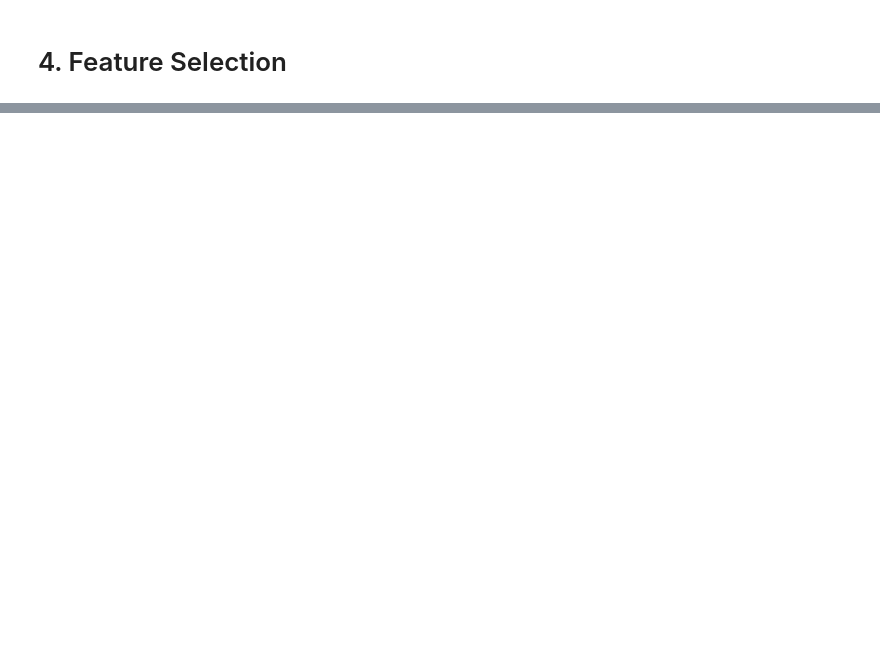
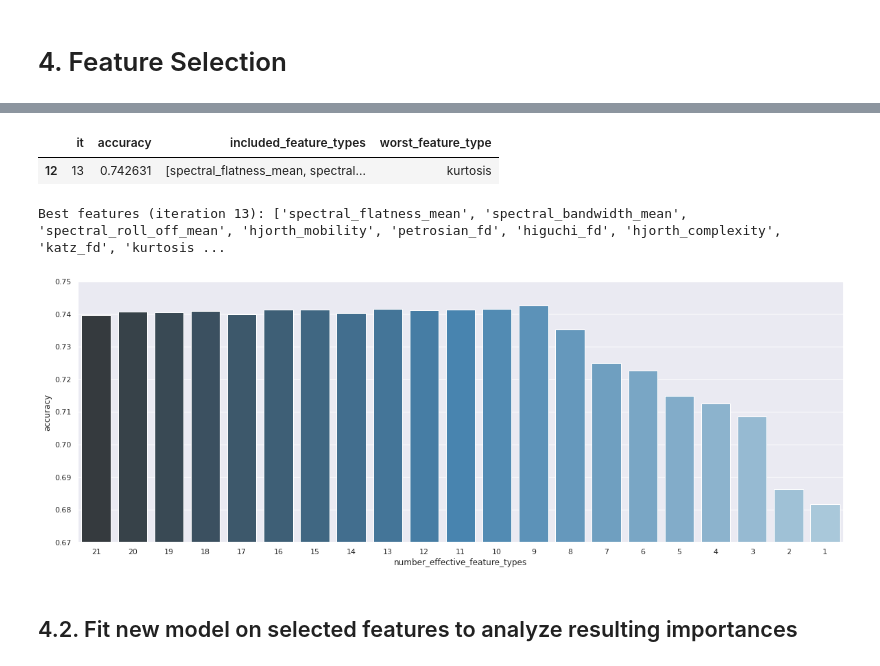
Before and after one commit to leonardotessarolo/eeg-sleep-stage-detection, a Jupyter notebook: 1-download_process_dataset.ipynb, the cells around one changed output, grey strips where cells are left out. Drawn from its saved outputs; the diff is of its cells as text; code cells hidden in the pictures; blank space fills up the shorter version.

```diff
--- a/1-download_process_dataset.ipynb
+++ b/1-download_process_dataset.ipynb
@@ -796,3 +1249,77 @@ selector = GridSearchCV(
+# %%
+inverse_gains = feat_selection_results.sort_values(
+    by='it',
+    ascending=False
+)[[
+    'it',
+    'accuracy'
+]].reset_index(
+    drop=True
+)
+
+inverse_gains['accuracy_gain'] = inverse_gains.accuracy.diff()
+
+selected_it = inverse_gains[
+    inverse_gains.accuracy_gain < 0
+].it.max() + 1
+
+# inverse_gains
+feat_selection_results[
+    feat_selection_results.it==selected_it
+]
+# %% [output]
+|  | it | accuracy | included_feature_types | worst_feature_type |
+| 12 | 13 | 0.742631 | [spectral_flatness_mean, spectral... | kurtosis |
+# %%
+# Get number of effective feature types
+plot_df = feat_selection_results.copy(deep=True)
+plot_df['number_effective_feature_types'] = plot_df.included_feature_types.apply(lambda x: len(x))
+
+# Compose iteration plot
+fig, ax = plt.subplots(figsize=(20,7))
+sns.barplot(
+    data=plot_df,
+    x='number_effective_feature_types',
+    y='accuracy',
+    ax=ax,
+    palette="Blues_d"
+)
+ax.invert_xaxis()
+ax.set_ylim(0.67,0.75)
+
+#################################################################
+# Get selected specs (last iteration before monotonic decrease) #
+#################################################################
+
+# Get reverse-order "gains" in accuracy
+inverse_gains = feat_selection_results.sort_values(
+    by='it',
+    ascending=False
+)[[
+    'it',
+    'accuracy'
+]].reset_index(
+    drop=True
+)
+inverse_gains['accuracy_gain'] = inverse_gains.accuracy.diff()
+
+# Select iteration that is the last one before monotonic decrease
+selected_it = inverse_gains[
+    inverse_gains.accuracy_gain < 0
+].it.max() + 1
+
+# Get selected execution
+selected_exec = feat_selection_results[
+    feat_selection_results.it==selected_it
+]
+best_features = list(selected_exec.included_feature_types.iloc[0])
+best_it = selected_exec.it.iloc[0]
+print('Best features (iteration {}): {}'.format(best_it, best_features))
+# %% [output]
+Best features (iteration 13): ['spectral_flatness_mean', 'spectral_bandwidth_mean', 'spectral_roll_off_mean', 'hjorth_mobility', 'petrosian_fd', 'higuchi_fd', 'hjorth_complexity', 'katz_fd', 'kurtosis ...
+[figure, added]
+# %% [markdown]
+## 4.2. Fit new model on selected features to analyze resulting importances
 # %%
 %%time
 # Get features and labels
```
Also changed, not shown: parts of 23 cells of this notebook.
